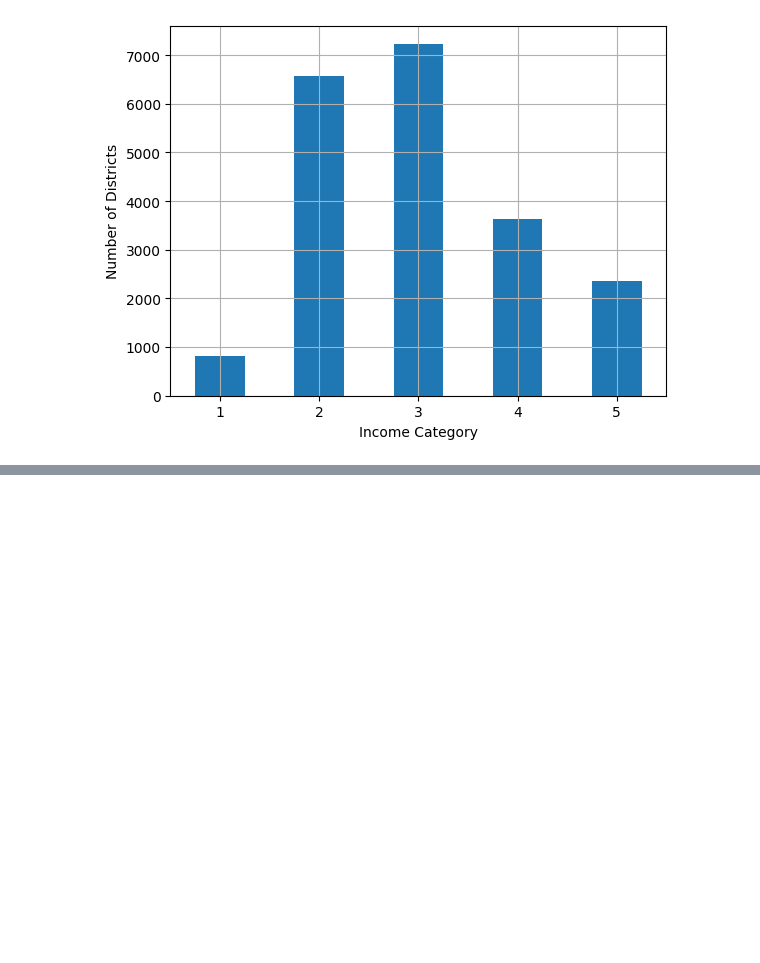
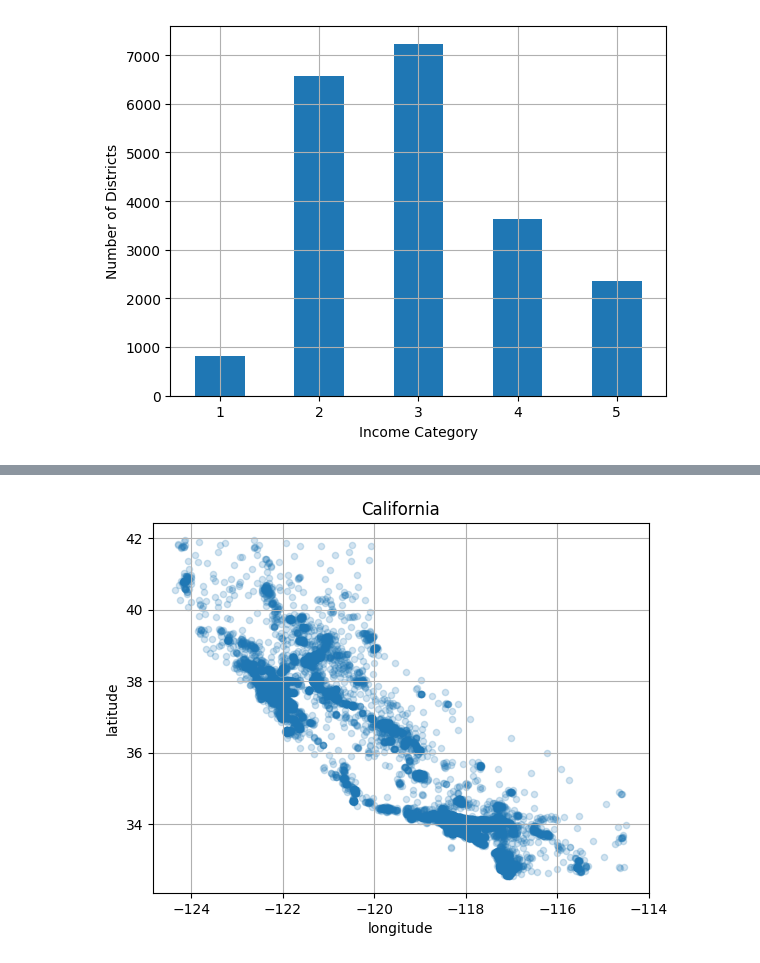
Before and after one commit to ks982579/data-science-1990-california-housing, a Jupyter notebook: main.ipynb, the cells around one changed output, grey strips where cells are left out. Cells and saved outputs as stored; diff of their text form; code cells hidden in the pictures; blank space fills up the shorter version.

```diff
--- a/main.ipynb
+++ b/main.ipynb
@@ -148,0 +197,13 @@ Name: count, dtype: float64
+# %%
+# Use `alpha` parameter to visualize density
+explore.plot(
+    kind="scatter",
+    title="California",
+    x="longitude",
+    y="latitude",
+    grid=True,
+    alpha=0.2,
+)
+plt.show()
+# %% [output]
+[figure, added]
```
Also changed, not shown: parts of 14 cells of this notebook.
